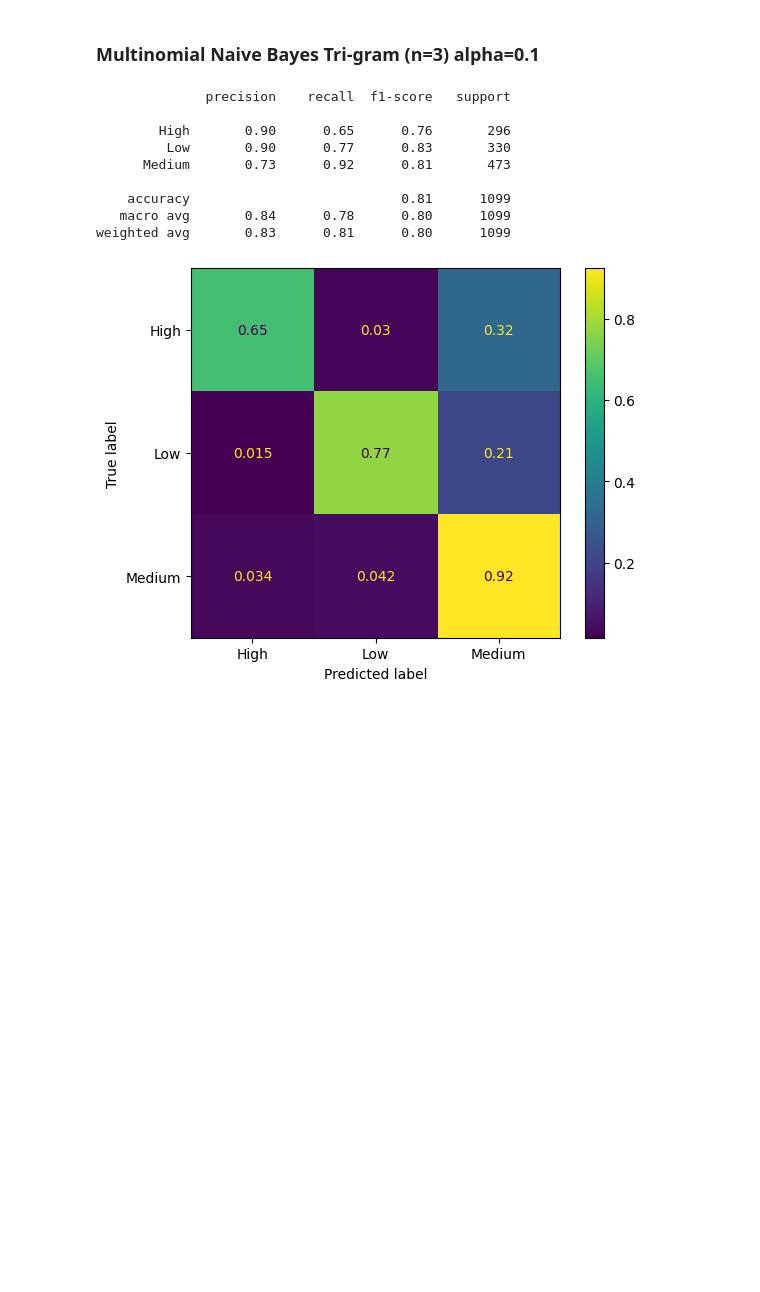
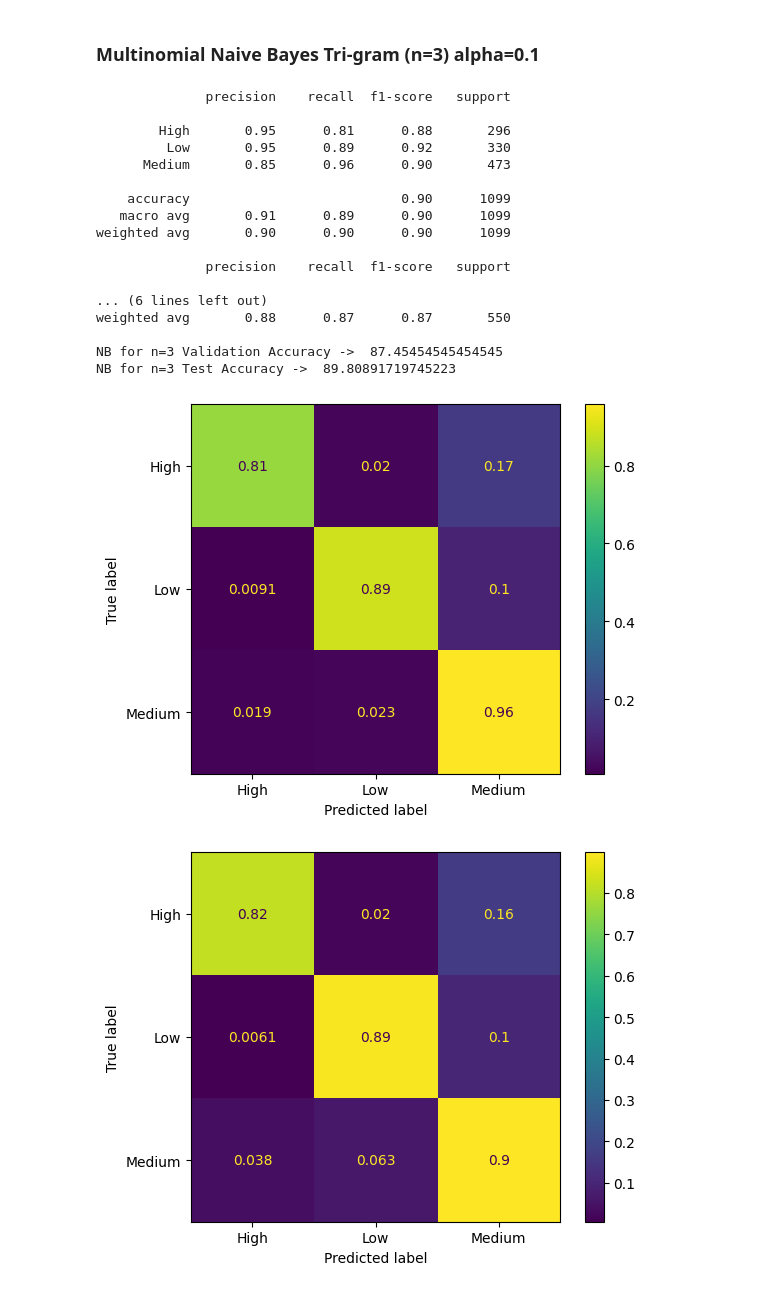
Before and after one commit to shanushka/salary-pred, a Jupyter notebook: LR__Naive_Bayes.ipynb, the cells around one changed output. Cells and saved outputs as stored; diff of their text form; code cells hidden in the pictures; blank space fills up the shorter version.

```diff
--- a/LR__Naive_Bayes.ipynb
+++ b/LR__Naive_Bayes.ipynb
@@ -192,14 +277,27 @@ weighted avg       0.86      0.86      0.86      1099
 from sklearn.naive_bayes import MultinomialNB
 from sklearn.pipeline import Pipeline
 
-nb = MultinomialNB(alpha=0.1, fit_prior=True)
+nb = MultinomialNB(alpha=1, fit_prior=True)
 nb.fit(train_X_tfidf,y_train)
 nb_pred = nb.predict(test_X_tfidf)
+nbv1_pred = lr.predict(val_X_tfidf)
+
+print("NB Validation Accuracy -> ",accuracy_score(nbv1_pred, val_Y)*100)
+print("NB Test Accuracy -> ",accuracy_score(nb_pred, y_test)*100)
+
+print("NB Test -> ")
 print(classification_report(y_test, nb_pred))
+print("NB Validation -> ")
+print(classification_report(val_Y, nbv1_pred))
 
 nb_cm = confusion_matrix(y_test, nb_pred, normalize="true")
+nbv_cm = confusion_matrix(val_Y, nbv1_pred, normalize="true")
 
 display = ConfusionMatrixDisplay(confusion_matrix=nb_cm, display_labels=nb.classes_)
 display.plot()
 plt.show()
+
+display = ConfusionMatrixDisplay(confusion_matrix=nbv_cm, display_labels=nb.classes_)
+display.plot()
+plt.show()
 # %% [output]
@@ -236,16 +390,27 @@ from sklearn.naive_bayes import MultinomialNB
 from sklearn.pipeline import Pipeline
 
 #Without alpha
-nb_3 = MultinomialNB()
+nb_3 = MultinomialNB(alpha =1, fit_prior=False)
 nb_3.fit(train_X_tfidf_3,y_train)
 nb_pred_3 = nb_3.predict(test_X_tfidf_3)
+nbv1_pred_3 = nb_3.predict(val_X_tfidf)
+
 print(classification_report(y_test, nb_pred_3))
+print(classification_report(val_Y, nbv1_pred_3))
+
+print("NB for n=3 Validation Accuracy -> ",accuracy_score(nbv1_pred_3, val_Y)*100)
+print("NB for n=3 Test Accuracy -> ",accuracy_score(nb_pred_3, y_test)*100)
 
 nb_cm_3 = confusion_matrix(y_test, nb_pred_3, normalize="true")
+nbv_cm_3 = confusion_matrix(val_Y, nbv1_pred_3, normalize="true")
 
 display_3 = ConfusionMatrixDisplay(confusion_matrix=nb_cm_3, display_labels=nb_3.classes_)
 display_3.plot()
 plt.show()
+
+displayv_3 = ConfusionMatrixDisplay(confusion_matrix=nbv_cm_3, display_labels=nb_3.classes_)
+displayv_3.plot()
+plt.show()
 # %% [output]
               precision    recall  f1-score   support
 
@@ -262,25 +436,46 @@ weighted avg       0.77      0.66      0.63      1099
 # %%
 from sklearn.naive_bayes import MultinomialNB
 from sklearn.pipeline import Pipeline
 
-#With alpha
-nb_3 = MultinomialNB(alpha=0.1, fit_prior=True)
+#Without alpha
+nb_3 = MultinomialNB(alpha =0.1, fit_prior=True)
 nb_3.fit(train_X_tfidf_3,y_train)
 nb_pred_3 = nb_3.predict(test_X_tfidf_3)
+nbv1_pred_3 = lr.predict(val_X_tfidf)
+
 print(classification_report(y_test, nb_pred_3))
+print(classification_report(val_Y, nbv1_pred_3))
+
+print("NB for n=3 Validation Accuracy -> ",accuracy_score(nbv1_pred_3, val_Y)*100)
+print("NB for n=3 Test Accuracy -> ",accuracy_score(nb_pred_3, y_test)*100)
+
 nb_cm_3 = confusion_matrix(y_test, nb_pred_3, normalize="true")
+nbv_cm_3 = confusion_matrix(val_Y, nbv1_pred_3, normalize="true")
 
 display_3 = ConfusionMatrixDisplay(confusion_matrix=nb_cm_3, display_labels=nb_3.classes_)
 display_3.plot()
 plt.show()
+
+displayv_3 = ConfusionMatrixDisplay(confusion_matrix=nbv_cm_3, display_labels=nb_3.classes_)
+displayv_3.plot()
+plt.show()
 # %% [output]
               precision    recall  f1-score   support
 
-        High       0.90      0.65      0.76       296
-         Low       0.90      0.77      0.83       330
-      Medium       0.73      0.92      0.81       473
+        High       0.95      0.81      0.88       296
+         Low       0.95      0.89      0.92       330
+      Medium       0.85      0.96      0.90       473
 
-    accuracy                           0.81      1099
-   macro avg       0.84      0.78      0.80      1099
-weighted avg       0.83      0.81      0.80      1099
+    accuracy                           0.90      1099
+   macro avg       0.91      0.89      0.90      1099
+weighted avg       0.90      0.90      0.90      1099
+
+              precision    recall  f1-score   support
+
+... (6 lines left out)
+weighted avg       0.88      0.87      0.87       550
+
+NB for n=3 Validation Accuracy ->  87.45454545454545
+NB for n=3 Test Accuracy ->  89.80891719745223
-[figure, old version]
+[figure, new version]
+[figure, added]
```
Also changed, not shown: parts of 27 cells of this notebook, 8 other files.
